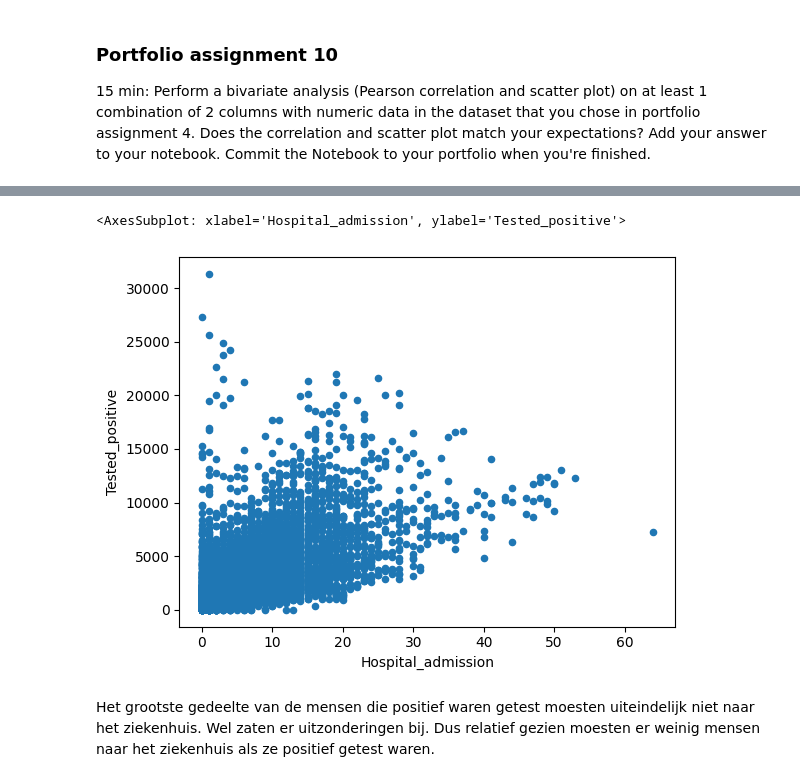
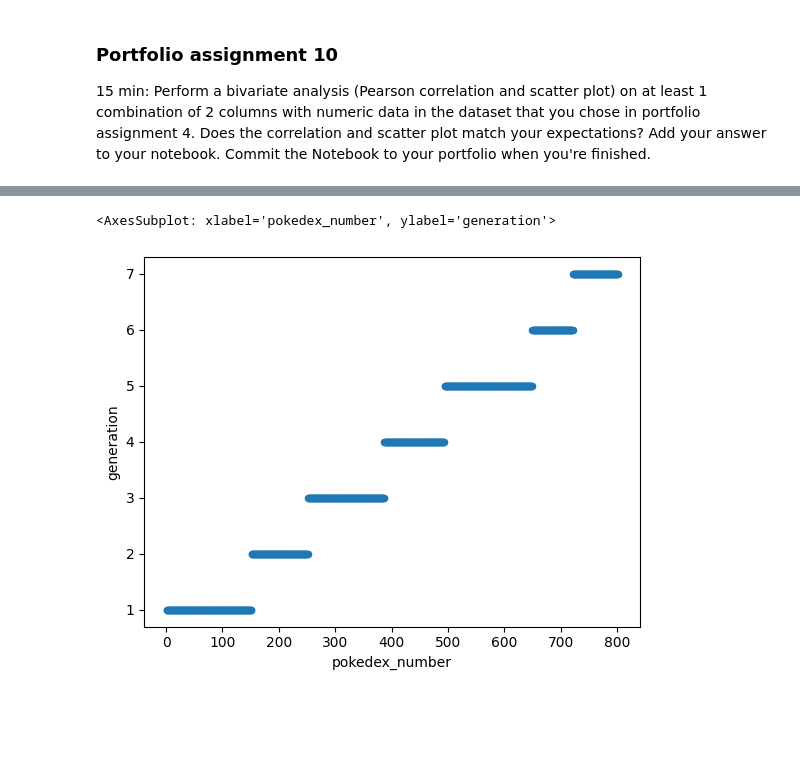
Before and after one commit to JensdeVlaming/data-science-portfolio, a Jupyter notebook: assignment10/assignment10.ipynb, the cells around one changed output, grey strips where cells are left out. Drawn from its saved outputs; the diff is of its cells as text; code cells hidden in the pictures; blank space fills up the shorter version.

Commit message:
changed to Pokemon dataset and completed assignment10

```diff
--- a/assignment10/assignment10.ipynb
+++ b/assignment10/assignment10.ipynb
@@ -50,0 +6,3 @@ df.head(100)
+# %%
+pokemon = pd.read_csv("../pokemon.csv", sep=",")
+pokemon.head()
@@ -59,7 +38,5 @@ df.corr()
 # %%
-df.plot(kind="scatter", x="Hospital_admission", y="Tested_positive")
+pokemon.plot(kind="scatter", x="pokedex_number", y="generation")
 # %% [output]
-<AxesSubplot: xlabel='Hospital_admission', ylabel='Tested_positive'>
+<AxesSubplot: xlabel='pokedex_number', ylabel='generation'>
-[figure, old version]
+[figure, new version]
-# %% [markdown]
-Het grootste gedeelte van de mensen die positief waren getest moesten uiteindelijk niet naar het ziekenhuis. Wel zaten er uitzonderingen bij. Dus relatief gezien moesten er weinig mensen naar het ziekenhuis als ze positief getest waren.
```
Also changed, not shown: parts of 8 cells of this notebook, 2 other files.
